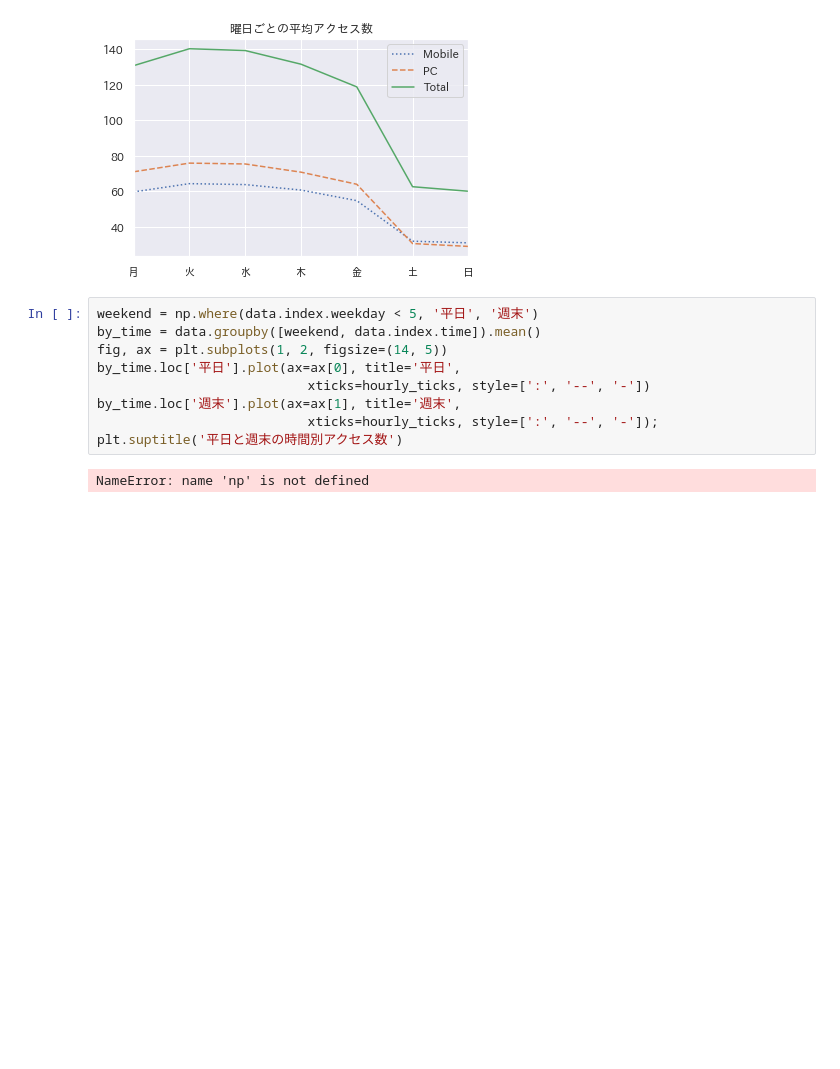
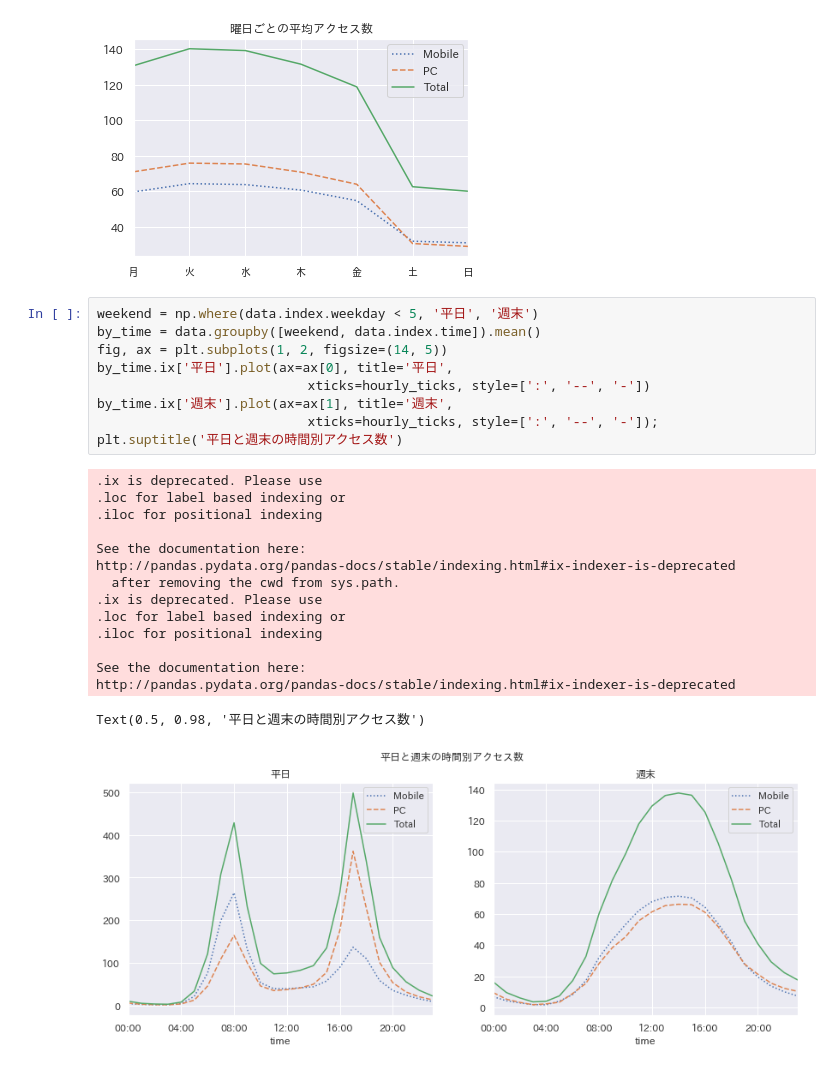
Before and after one commit to techgymjp/techgym_ai, a Jupyter notebook: n2Lv.ipynb, the cells around one changed output. Drawn from its saved outputs; the diff is of its cells as text; blank space fills up the shorter version.

```diff
--- a/n2Lv.ipynb
+++ b/n2Lv.ipynb
@@ -80,11 +76,25 @@ Text(0.5, 1.0, '曜日ごとの平均アクセス数')
 # %%
 weekend = np.where(data.index.weekday < 5, '平日', '週末')
 by_time = data.groupby([weekend, data.index.time]).mean()
 fig, ax = plt.subplots(1, 2, figsize=(14, 5))
-by_time.loc['平日'].plot(ax=ax[0], title='平日',
+by_time.ix['平日'].plot(ax=ax[0], title='平日',
                            xticks=hourly_ticks, style=[':', '--', '-'])
-by_time.loc['週末'].plot(ax=ax[1], title='週末',
+by_time.ix['週末'].plot(ax=ax[1], title='週末',
                            xticks=hourly_ticks, style=[':', '--', '-']);
 plt.suptitle('平日と週末の時間別アクセス数')
 # %% [output]
-NameError: name 'np' is not defined
+.ix is deprecated. Please use
+.loc for label based indexing or
+.iloc for positional indexing
+
+See the documentation here:
+http://pandas.pydata.org/pandas-docs/stable/indexing.html#ix-indexer-is-deprecated
+  after removing the cwd from sys.path.
+.ix is deprecated. Please use
+.loc for label based indexing or
+.iloc for positional indexing
+
+See the documentation here:
+http://pandas.pydata.org/pandas-docs/stable/indexing.html#ix-indexer-is-deprecated
+Text(0.5, 0.98, '平日と週末の時間別アクセス数')
+[figure, added]
```
Also changed, not shown: parts of 2 cells of this notebook.
